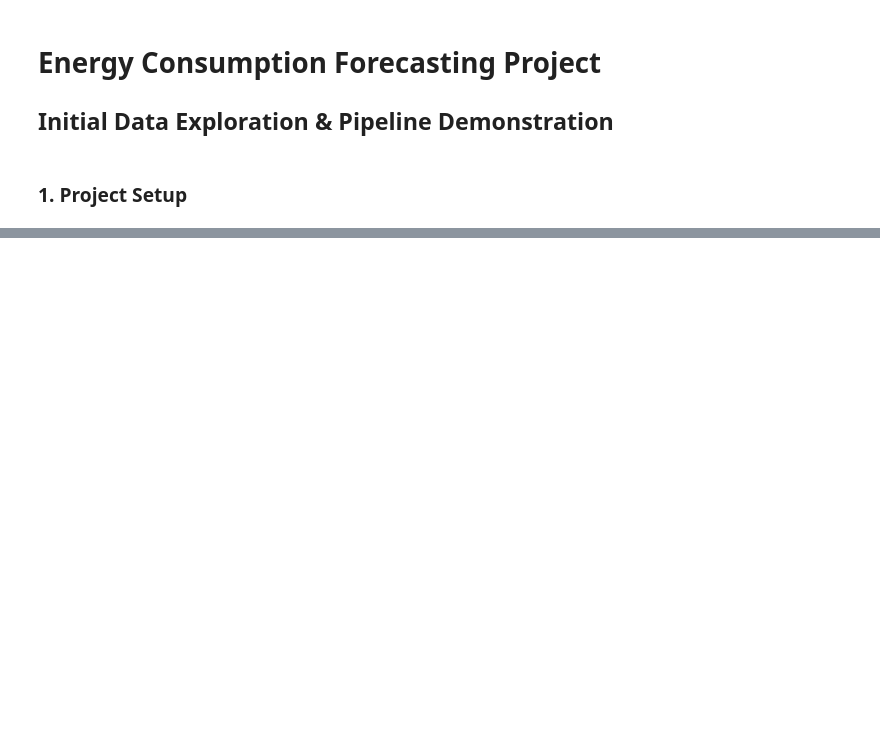
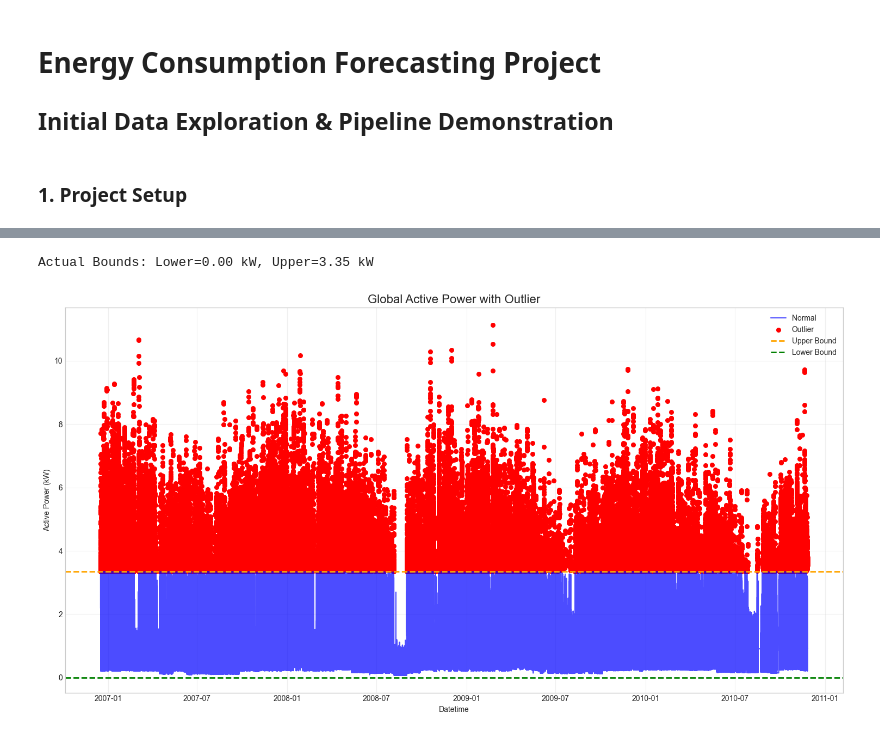
Before and after one commit to Ali-rashaideh/energy_forecasting_project, a Jupyter notebook: notebooks/EDA.ipynb, the cells around one changed output, grey strips where cells are left out. Saved outputs shown, nothing was run; the diff lists cells and outputs as text; code cells hidden in the pictures; blank space fills up the shorter version.

```diff
--- a/notebooks/EDA.ipynb
+++ b/notebooks/EDA.ipynb
@@ -133,0 +135,37 @@ def plot_hourly_patterns(df, title_suffix=""):
+# %%
+Q1 = df['Global_active_power'].quantile(0.25)
+Q3 = df['Global_active_power'].quantile(0.75)
+IQR = Q3 - Q1
+upper_bound = Q3 + 1.5 * IQR
+lower_bound = max(Q1 - 1.5 * IQR, 0)  # Power can't be negative
+
+print(f"Actual Bounds: Lower={lower_bound:.2f} kW, Upper={upper_bound:.2f} kW")
+
+# Create CORRECT plot
+plt.figure(figsize=(15, 8))
+
+# Plot normal data
+normal_data = df[(df['Global_active_power'] >= lower_bound) &
+                 (df['Global_active_power'] <= upper_bound)]
+plt.plot(normal_data.index, normal_data['Global_active_power'],
+         'b-', alpha=0.7, label='Normal')
+
+# Plot outliers
+outliers = df[(df['Global_active_power'] > upper_bound) |
+              (df['Global_active_power'] < lower_bound)]
+plt.scatter(outliers.index, outliers['Global_active_power'],
+            color='red', s=30, label='Outlier')
+
+plt.axhline(upper_bound, color='orange', linestyle='--', linewidth=2, label='Upper Bound')
+plt.axhline(lower_bound, color='green', linestyle='--', linewidth=2, label='Lower Bound')
+
+plt.title('Global Active Power with Outlier', fontsize=16)
+plt.xlabel('Datetime')
+plt.ylabel('Active Power (kW)')
+plt.legend()
+plt.grid(alpha=0.3)
+plt.tight_layout()
+plt.show()
+# %% [output]
+Actual Bounds: Lower=0.00 kW, Upper=3.35 kW
+[figure, added]
```
Also changed, not shown: parts of 29 cells of this notebook, 2 other files.
